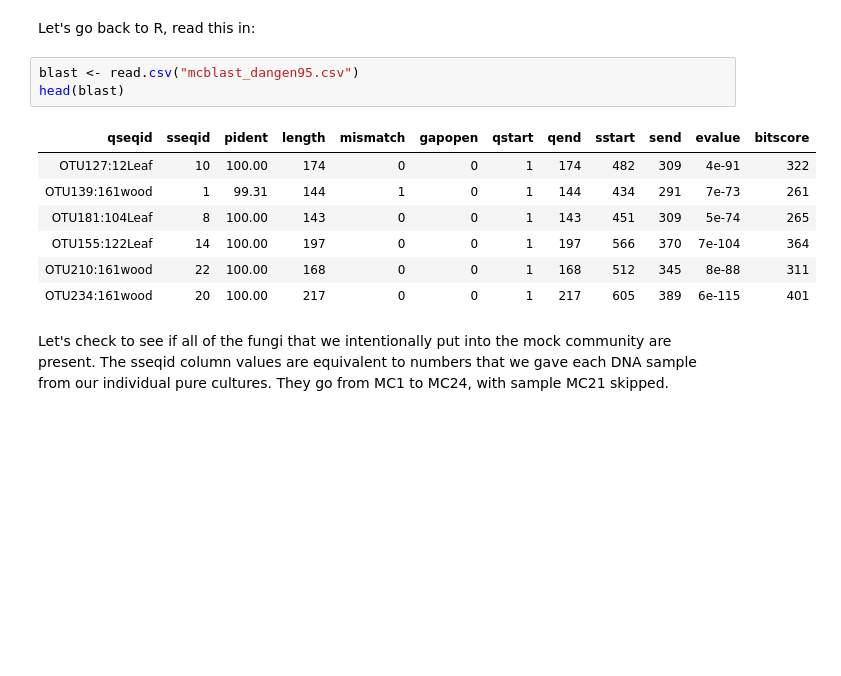
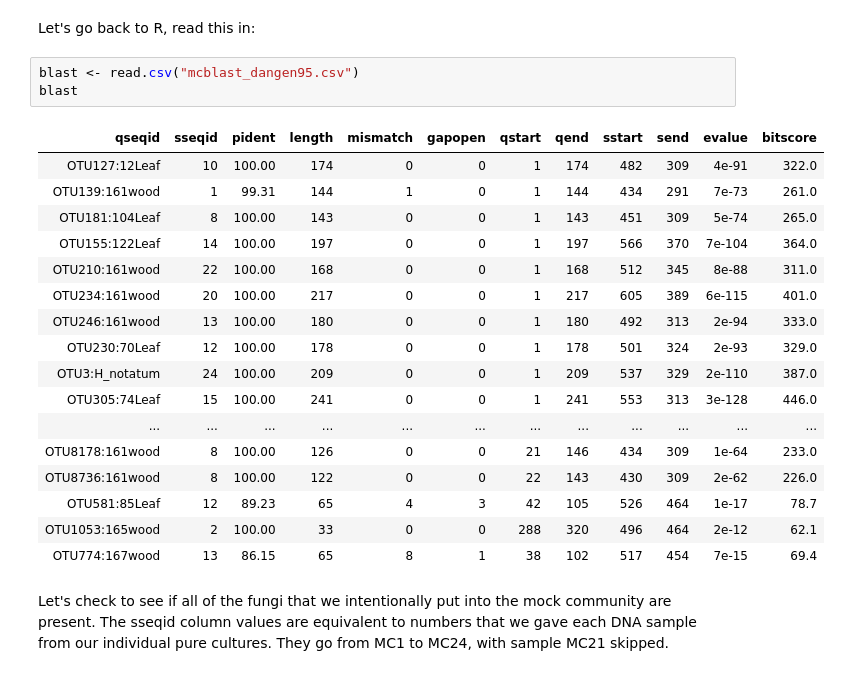
Before and after one commit to danchurch/taiwan_combined_stats, a Jupyter notebook: XylariaLeafWoodStats.ipynb, the cells around one changed output. Cells and saved outputs as stored; diff of their text form; blank space fills up the shorter version.

```diff
--- a/XylariaLeafWoodStats.ipynb
+++ b/XylariaLeafWoodStats.ipynb
@@ -391,15 +391,25 @@ OTU139:161wood,1,99.31,144,1,0,1,144,434,291,7e-73, 261
 Let's go back to R, read this in:
 # %%
 blast <- read.csv("mcblast_dangen95.csv")
-head(blast)
+blast
 # %% [output]
 | qseqid | sseqid | pident | length | mismatch | gapopen | qstart | qend | sstart | send | evalue | bitscore |
-| OTU127:12Leaf | 10 | 100.00 | 174 | 0 | 0 | 1 | 174 | 482 | 309 | 4e-91 | 322 |
-| OTU139:161wood | 1 | 99.31 | 144 | 1 | 0 | 1 | 144 | 434 | 291 | 7e-73 | 261 |
-| OTU181:104Leaf | 8 | 100.00 | 143 | 0 | 0 | 1 | 143 | 451 | 309 | 5e-74 | 265 |
-| OTU155:122Leaf | 14 | 100.00 | 197 | 0 | 0 | 1 | 197 | 566 | 370 | 7e-104 | 364 |
-| OTU210:161wood | 22 | 100.00 | 168 | 0 | 0 | 1 | 168 | 512 | 345 | 8e-88 | 311 |
-| OTU234:161wood | 20 | 100.00 | 217 | 0 | 0 | 1 | 217 | 605 | 389 | 6e-115 | 401 |
+| OTU127:12Leaf | 10 | 100.00 | 174 | 0 | 0 | 1 | 174 | 482 | 309 | 4e-91 | 322.0 |
+| OTU139:161wood | 1 | 99.31 | 144 | 1 | 0 | 1 | 144 | 434 | 291 | 7e-73 | 261.0 |
+| OTU181:104Leaf | 8 | 100.00 | 143 | 0 | 0 | 1 | 143 | 451 | 309 | 5e-74 | 265.0 |
+| OTU155:122Leaf | 14 | 100.00 | 197 | 0 | 0 | 1 | 197 | 566 | 370 | 7e-104 | 364.0 |
+| OTU210:161wood | 22 | 100.00 | 168 | 0 | 0 | 1 | 168 | 512 | 345 | 8e-88 | 311.0 |
+| OTU234:161wood | 20 | 100.00 | 217 | 0 | 0 | 1 | 217 | 605 | 389 | 6e-115 | 401.0 |
+| OTU246:161wood | 13 | 100.00 | 180 | 0 | 0 | 1 | 180 | 492 | 313 | 2e-94 | 333.0 |
+| OTU230:70Leaf | 12 | 100.00 | 178 | 0 | 0 | 1 | 178 | 501 | 324 | 2e-93 | 329.0 |
+| OTU3:H_notatum | 24 | 100.00 | 209 | 0 | 0 | 1 | 209 | 537 | 329 | 2e-110 | 387.0 |
+| OTU305:74Leaf | 15 | 100.00 | 241 | 0 | 0 | 1 | 241 | 553 | 313 | 3e-128 | 446.0 |
+| ... | ... | ... | ... | ... | ... | ... | ... | ... | ... | ... | ... |
+| OTU8178:161wood | 8 | 100.00 | 126 | 0 | 0 | 21 | 146 | 434 | 309 | 1e-64 | 233.0 |
+| OTU8736:161wood | 8 | 100.00 | 122 | 0 | 0 | 22 | 143 | 430 | 309 | 2e-62 | 226.0 |
+| OTU581:85Leaf | 12 | 89.23 | 65 | 4 | 3 | 42 | 105 | 526 | 464 | 1e-17 | 78.7 |
+| OTU1053:165wood | 2 | 100.00 | 33 | 0 | 0 | 288 | 320 | 496 | 464 | 2e-12 | 62.1 |
+| OTU774:167wood | 13 | 86.15 | 65 | 8 | 1 | 38 | 102 | 517 | 454 | 7e-15 | 69.4 |
 # %% [markdown]
 Let's check to see if all of the fungi that we intentionally put into the mock community are present. The sseqid column values are equivalent to numbers that we gave each DNA sample from our individual pure cultures. They go from MC1 to MC24, with sample MC21 skipped.
 # %%
```
Also changed, not shown: parts of 27 cells of this notebook.
